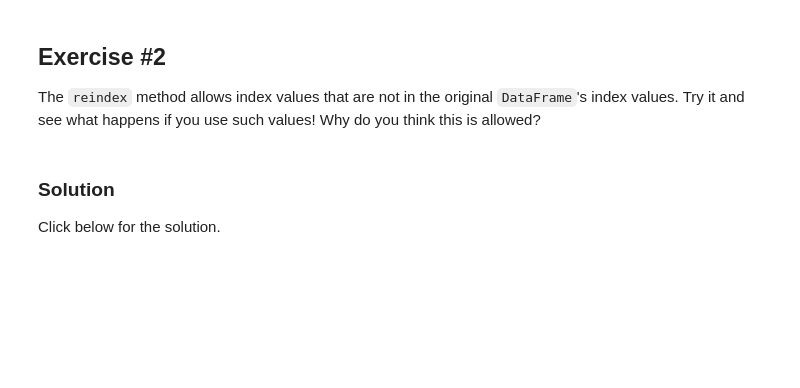
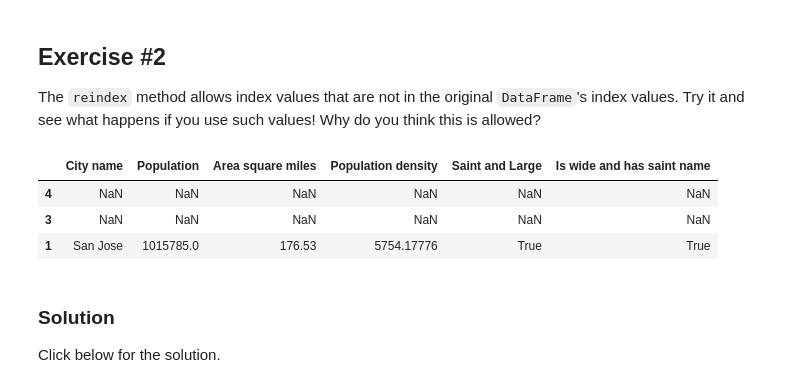
Before and after one commit to GammonDigital/MLCrashCourse, a Jupyter notebook: intro_to_pandas.ipynb, the cells around one changed output. Drawn from its saved outputs; the diff is of its cells as text; code cells hidden in the pictures; blank space fills up the shorter version.

```diff
--- a/intro_to_pandas.ipynb
+++ b/intro_to_pandas.ipynb
@@ -187,5 +187,7 @@ Modify the `cities` table by adding a new boolean column that is True if and onl
 **Hint:** "San" in Spanish means "saint."
 # %%
 ci = cities['City name'].apply(lambda var: var[0:3].lower()=="san")
-adf
+cj = cities['Area square miles'].apply(lambda var: var > 50)
+cities['Saint and Large'] = ci & cj
+cities
 # %% [output]
@@ -229,3 +249,10 @@ The `reindex` method allows index values that are not in the original `DataFrame
+# %%
+cities.reindex([4,3,1])
+# %% [output]
+|  | City name | Population | Area square miles | Population density | Saint and Large | Is wide and has saint name |
+| 4 | NaN | NaN | NaN | NaN | NaN | NaN |
+| 3 | NaN | NaN | NaN | NaN | NaN | NaN |
+| 1 | San Jose | 1015785.0 | 176.53 | 5754.17776 | True | True |
 # %% [markdown]
 ### Solution
 
```
Also changed, not shown: parts of 7 cells of this notebook.
